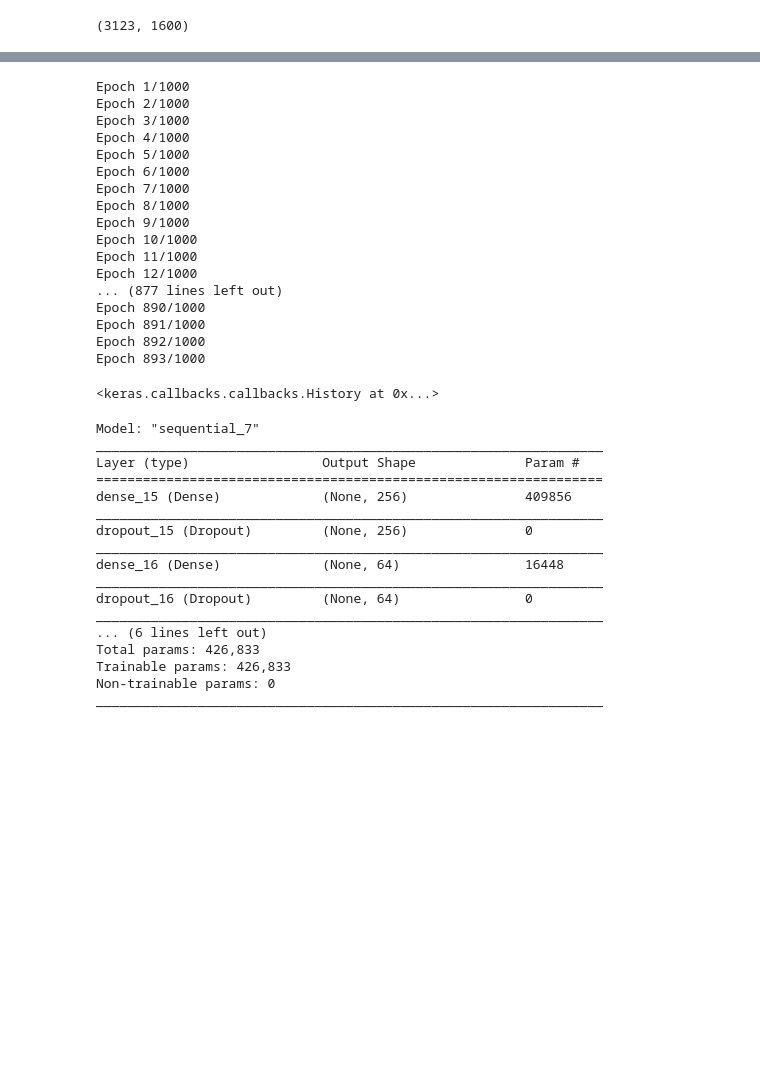
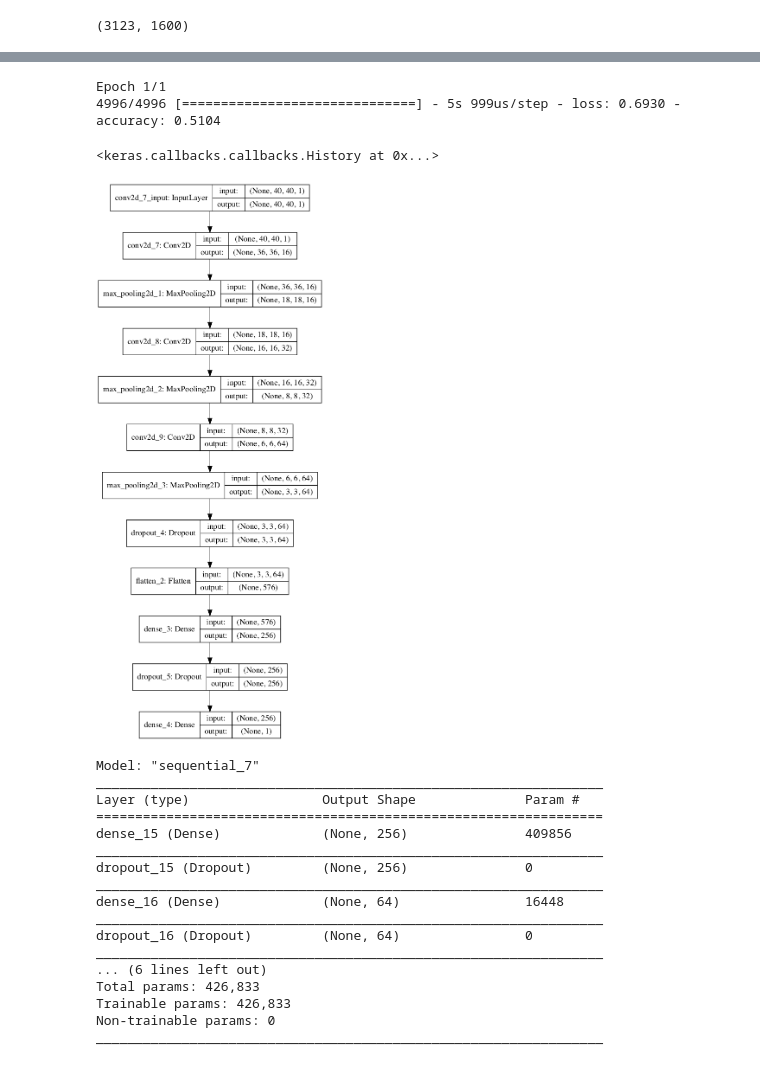
Before and after one commit to kpklo1/Machine-Learning-and-Galaxies, a Jupyter notebook: Code/Keras Deep NN.ipynb, the cells around one changed output, grey strips where cells are left out. Cells and saved outputs as stored; diff of their text form; code cells hidden in the pictures; blank space fills up the shorter version.

Commit message:
Added FNN model figures

```diff
--- a/Code/Keras Deep NN.ipynb
+++ b/Code/Keras Deep NN.ipynb
@@ -180,26 +180,16 @@ classifier.add(Dense(1, activation='sigmoid', kernel_initializer='random_normal'
 #Compiling the neural network
 classifier.compile(optimizer ='Adadelta',loss='binary_crossentropy', metrics =['accuracy'])
 #Fitting the data to the training dataset
-classifier.fit(X_train,y_train, batch_size=32, epochs=1000, shuffle=True, use_multiprocessing=True)
+classifier.fit(X_train,y_train, batch_size=32, epochs=1, shuffle=True, use_multiprocessing=True)
 # %% [output]
-Epoch 1/1000
-Epoch 2/1000
-Epoch 3/1000
-Epoch 4/1000
-Epoch 5/1000
-Epoch 6/1000
-Epoch 7/1000
-Epoch 8/1000
-Epoch 9/1000
-Epoch 10/1000
-Epoch 11/1000
-Epoch 12/1000
-... (877 lines left out)
-Epoch 890/1000
-Epoch 891/1000
-Epoch 892/1000
-Epoch 893/1000
+Epoch 1/1
+4996/4996 [==============================] - 5s 999us/step - loss: 0.6930 - accuracy: 0.5104
 <keras.callbacks.callbacks.History at 0x...>
+# %%
+from keras.utils import plot_model
+plot_model(model, to_file='../Figures/FNN_model_self.png',show_shapes=True, show_layer_names=True)
+# %% [output]
+[figure, added]
 # %%
 classifier.summary()
 # %% [output]
```
Also changed, not shown: parts of 8 cells of this notebook, 1 other file.
